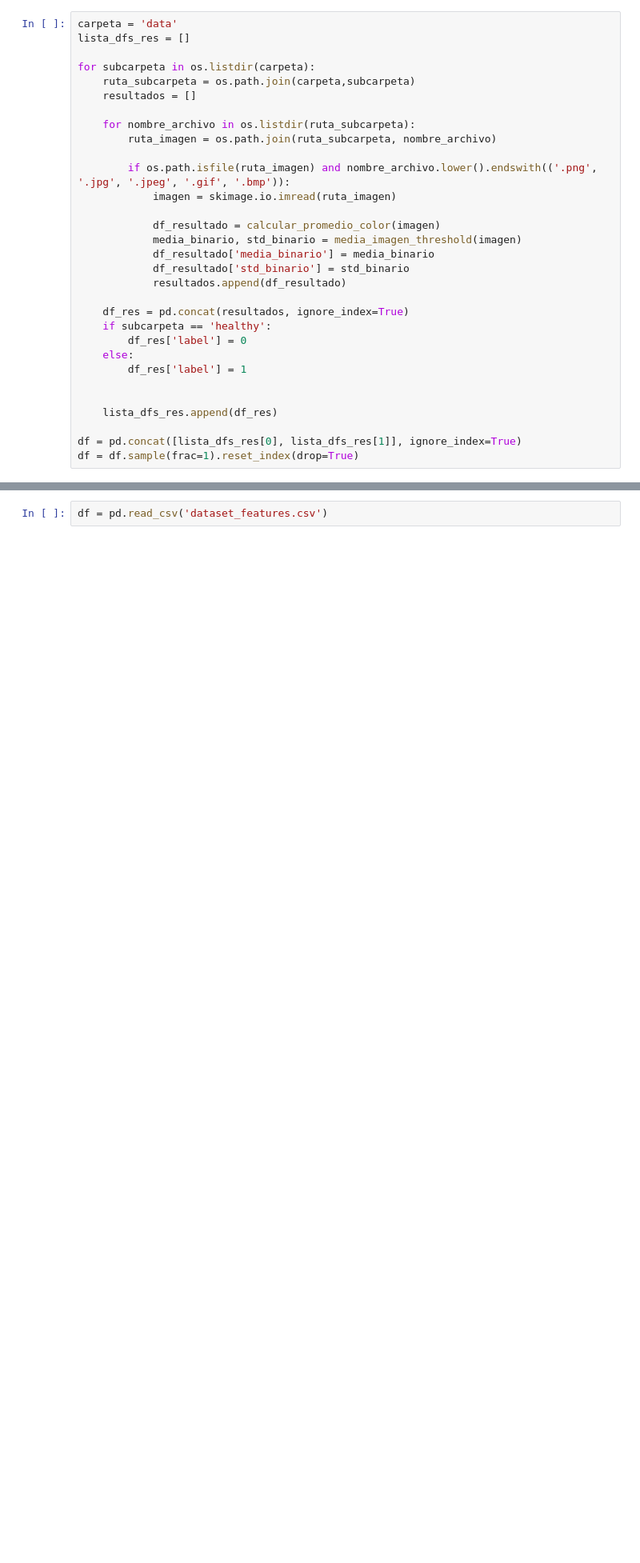
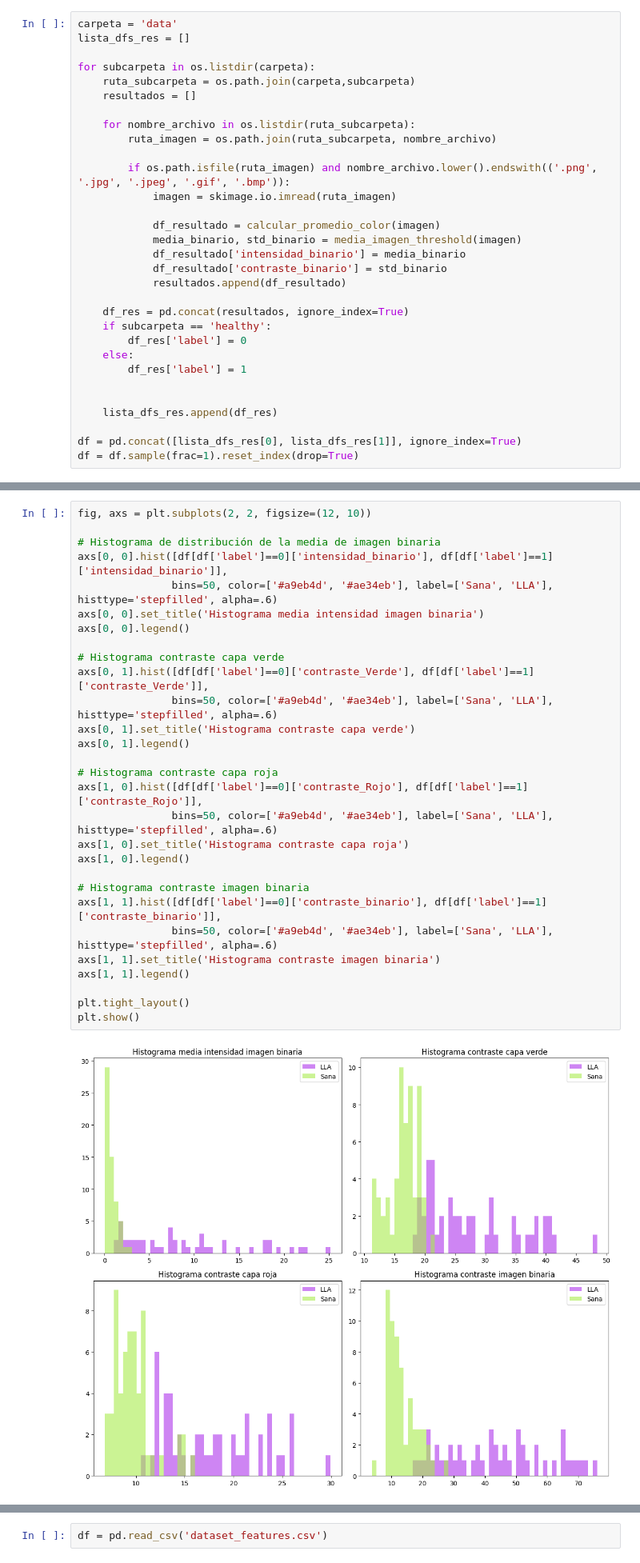
Before and after one commit to unaimleal/health_reto9, a Jupyter notebook: Health_reto10_grupal.ipynb, the cells around one changed output, grey strips where cells are left out. Shown: that part at 80% size. Cells and saved outputs as stored; diff of their text form; blank space fills up the shorter version.

```diff
--- a/Health_reto10_grupal.ipynb
+++ b/Health_reto10_grupal.ipynb
@@ -51,8 +52,8 @@ for subcarpeta in os.listdir(carpeta):
 
             df_resultado = calcular_promedio_color(imagen)
             media_binario, std_binario = media_imagen_threshold(imagen)
-            df_resultado['media_binario'] = media_binario
-            df_resultado['std_binario'] = std_binario
+            df_resultado['intensidad_binario'] = media_binario
+            df_resultado['contraste_binario'] = std_binario
             resultados.append(df_resultado)
 
     df_res = pd.concat(resultados, ignore_index=True)
@@ -69,3 +82,34 @@ df = df.sample(frac=1).reset_index(drop=True)
+# %%
+fig, axs = plt.subplots(2, 2, figsize=(12, 10))
+
+# Histograma de distribución de la media de imagen binaria
+axs[0, 0].hist([df[df['label']==0]['intensidad_binario'], df[df['label']==1]['intensidad_binario']],
+               bins=50, color=['#a9eb4d', '#ae34eb'], label=['Sana', 'LLA'], histtype='stepfilled', alpha=.6)
+axs[0, 0].set_title('Histograma media intensidad imagen binaria')
+axs[0, 0].legend()
+
+# Histograma contraste capa verde
+axs[0, 1].hist([df[df['label']==0]['contraste_Verde'], df[df['label']==1]['contraste_Verde']],
+               bins=50, color=['#a9eb4d', '#ae34eb'], label=['Sana', 'LLA'], histtype='stepfilled', alpha=.6)
+axs[0, 1].set_title('Histograma contraste capa verde')
+axs[0, 1].legend()
+
+# Histograma contraste capa roja
+axs[1, 0].hist([df[df['label']==0]['contraste_Rojo'], df[df['label']==1]['contraste_Rojo']],
+               bins=50, color=['#a9eb4d', '#ae34eb'], label=['Sana', 'LLA'], histtype='stepfilled', alpha=.6)
+axs[1, 0].set_title('Histograma contraste capa roja')
+axs[1, 0].legend()
+
+# Histograma contraste imagen binaria
+axs[1, 1].hist([df[df['label']==0]['contraste_binario'], df[df['label']==1]['contraste_binario']],
+               bins=50, color=['#a9eb4d', '#ae34eb'], label=['Sana', 'LLA'], histtype='stepfilled', alpha=.6)
+axs[1, 1].set_title('Histograma contraste imagen binaria')
+axs[1, 1].legend()
+
+plt.tight_layout()
+plt.show()
+# %% [output]
+[figure, added]
 # %%
 df.to_csv('dataset_features.csv', index=False)
 print(df.head())
```
Also changed, not shown: parts of 7 cells of this notebook, 1 other file.
